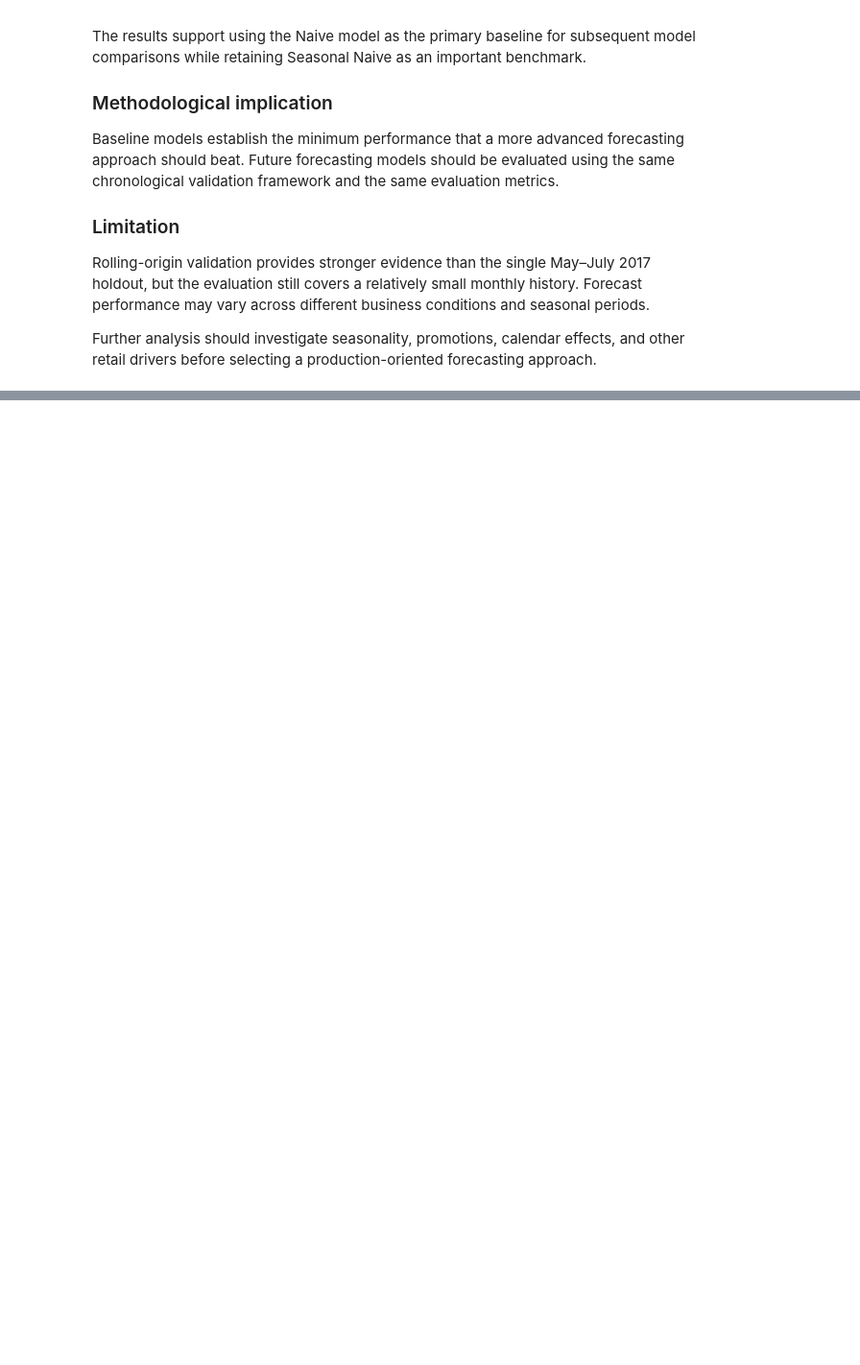
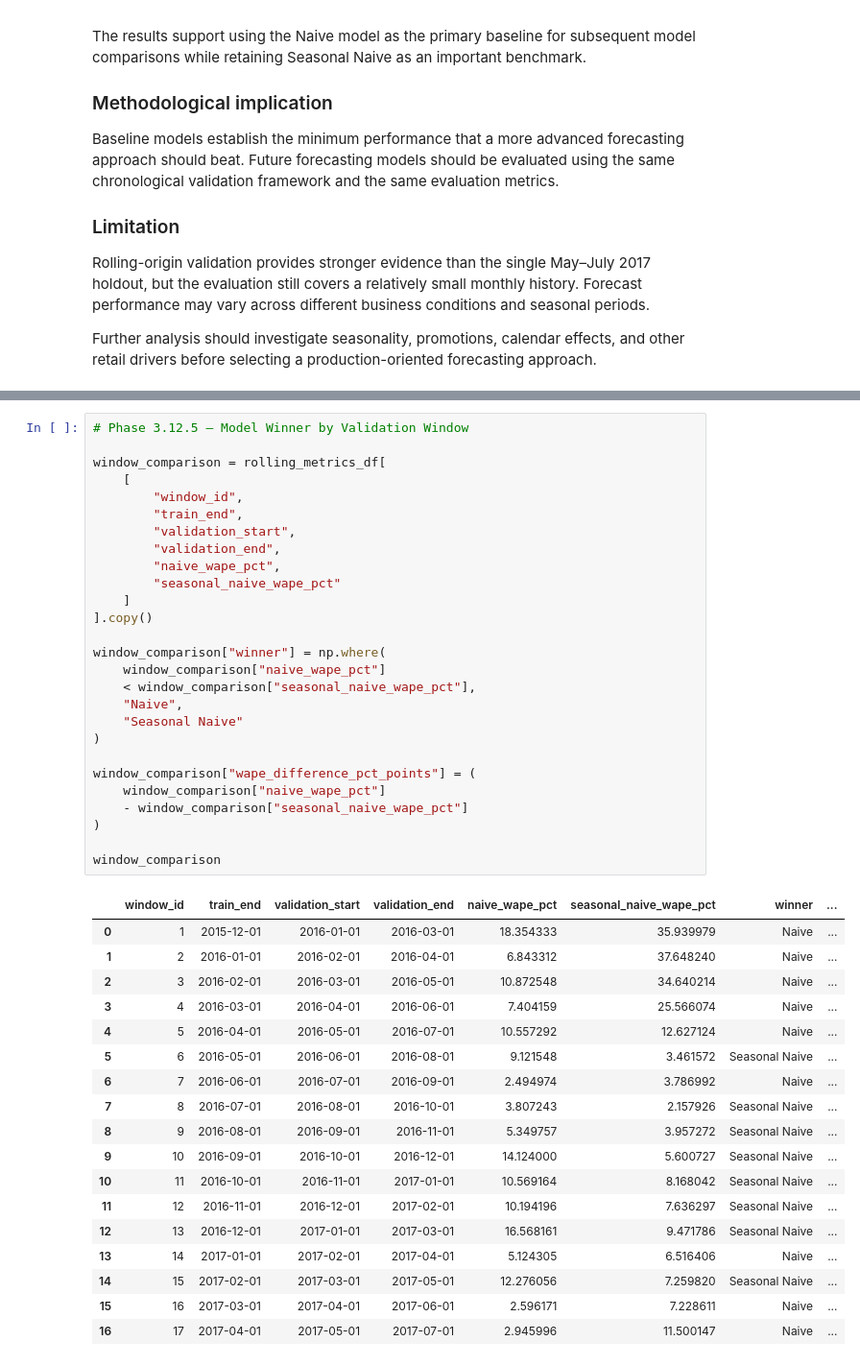
Before and after one commit to Abu-Hozaifa-Retail-Analyst/retail-sales-forecasting, a Jupyter notebook: notebooks/01_data_quality/02_initial_data_profiling.ipynb, the cells around one changed output, grey strips where cells are left out. Shown at 96% size. Cells and saved outputs as stored; diff of their text form; blank space fills up the shorter version.

```diff
--- a/notebooks/01_data_quality/02_initial_data_profiling.ipynb
+++ b/notebooks/01_data_quality/02_initial_data_profiling.ipynb
@@ -9408,0 +9812,46 @@ forecasting approach.
+# %%
+# Phase 3.12.5 — Model Winner by Validation Window
+
+window_comparison = rolling_metrics_df[
+    [
+        "window_id",
+        "train_end",
+        "validation_start",
+        "validation_end",
+        "naive_wape_pct",
+        "seasonal_naive_wape_pct"
+    ]
+].copy()
+
+window_comparison["winner"] = np.where(
+    window_comparison["naive_wape_pct"]
+    < window_comparison["seasonal_naive_wape_pct"],
+    "Naive",
+    "Seasonal Naive"
+)
+
+window_comparison["wape_difference_pct_points"] = (
+    window_comparison["naive_wape_pct"]
+    - window_comparison["seasonal_naive_wape_pct"]
+)
+
+window_comparison
+# %% [output]
+|  | window_id | train_end | validation_start | validation_end | naive_wape_pct | seasonal_naive_wape_pct | winner | ... |
+| 0 | 1 | 2015-12-01 | 2016-01-01 | 2016-03-01 | 18.354333 | 35.939979 | Naive | ... |
+| 1 | 2 | 2016-01-01 | 2016-02-01 | 2016-04-01 | 6.843312 | 37.648240 | Naive | ... |
+| 2 | 3 | 2016-02-01 | 2016-03-01 | 2016-05-01 | 10.872548 | 34.640214 | Naive | ... |
+| 3 | 4 | 2016-03-01 | 2016-04-01 | 2016-06-01 | 7.404159 | 25.566074 | Naive | ... |
+| 4 | 5 | 2016-04-01 | 2016-05-01 | 2016-07-01 | 10.557292 | 12.627124 | Naive | ... |
+| 5 | 6 | 2016-05-01 | 2016-06-01 | 2016-08-01 | 9.121548 | 3.461572 | Seasonal Naive | ... |
+| 6 | 7 | 2016-06-01 | 2016-07-01 | 2016-09-01 | 2.494974 | 3.786992 | Naive | ... |
+| 7 | 8 | 2016-07-01 | 2016-08-01 | 2016-10-01 | 3.807243 | 2.157926 | Seasonal Naive | ... |
+| 8 | 9 | 2016-08-01 | 2016-09-01 | 2016-11-01 | 5.349757 | 3.957272 | Seasonal Naive | ... |
+| 9 | 10 | 2016-09-01 | 2016-10-01 | 2016-12-01 | 14.124000 | 5.600727 | Seasonal Naive | ... |
+| 10 | 11 | 2016-10-01 | 2016-11-01 | 2017-01-01 | 10.569164 | 8.168042 | Seasonal Naive | ... |
+| 11 | 12 | 2016-11-01 | 2016-12-01 | 2017-02-01 | 10.194196 | 7.636297 | Seasonal Naive | ... |
+| 12 | 13 | 2016-12-01 | 2017-01-01 | 2017-03-01 | 16.568161 | 9.471786 | Seasonal Naive | ... |
+| 13 | 14 | 2017-01-01 | 2017-02-01 | 2017-04-01 | 5.124305 | 6.516406 | Naive | ... |
+| 14 | 15 | 2017-02-01 | 2017-03-01 | 2017-05-01 | 12.276056 | 7.259820 | Seasonal Naive | ... |
+| 15 | 16 | 2017-03-01 | 2017-04-01 | 2017-06-01 | 2.596171 | 7.228611 | Naive | ... |
+| 16 | 17 | 2017-04-01 | 2017-05-01 | 2017-07-01 | 2.945996 | 11.500147 | Naive | ... |
```
Also changed, not shown: parts of 19 cells of this notebook, 1 other file.
